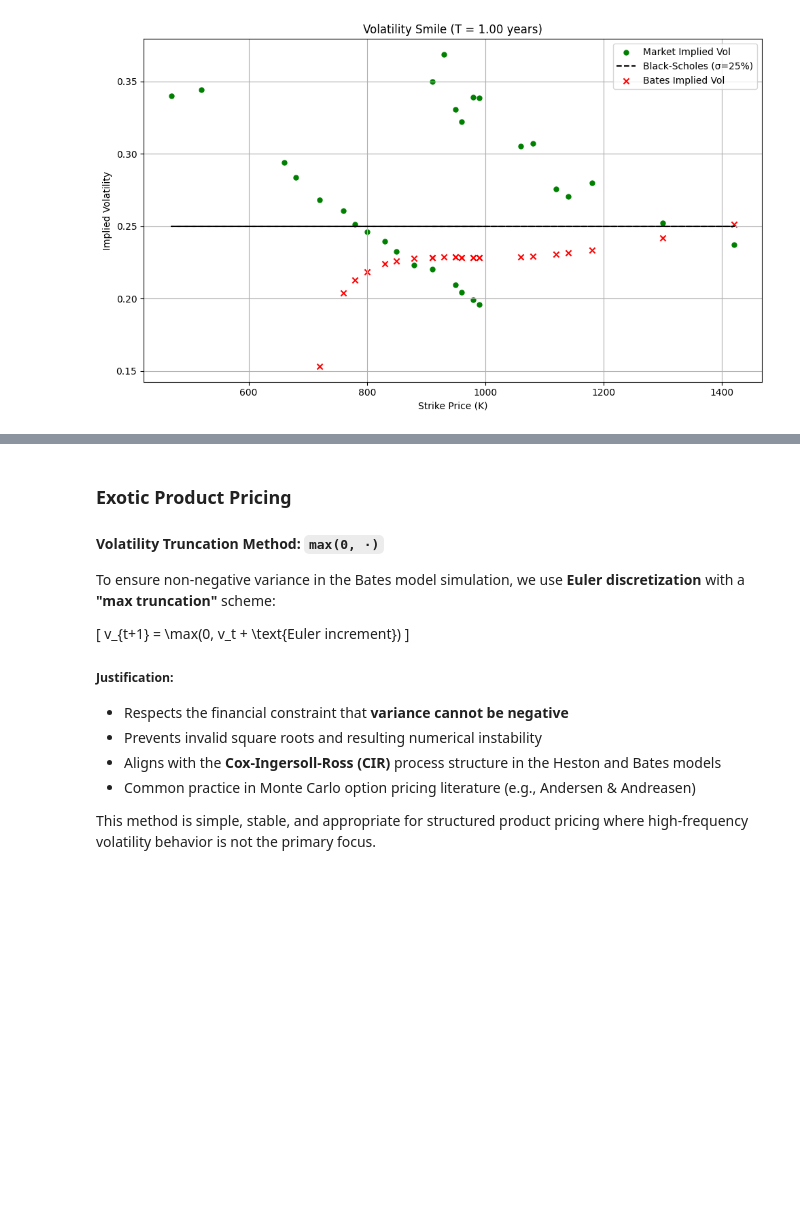
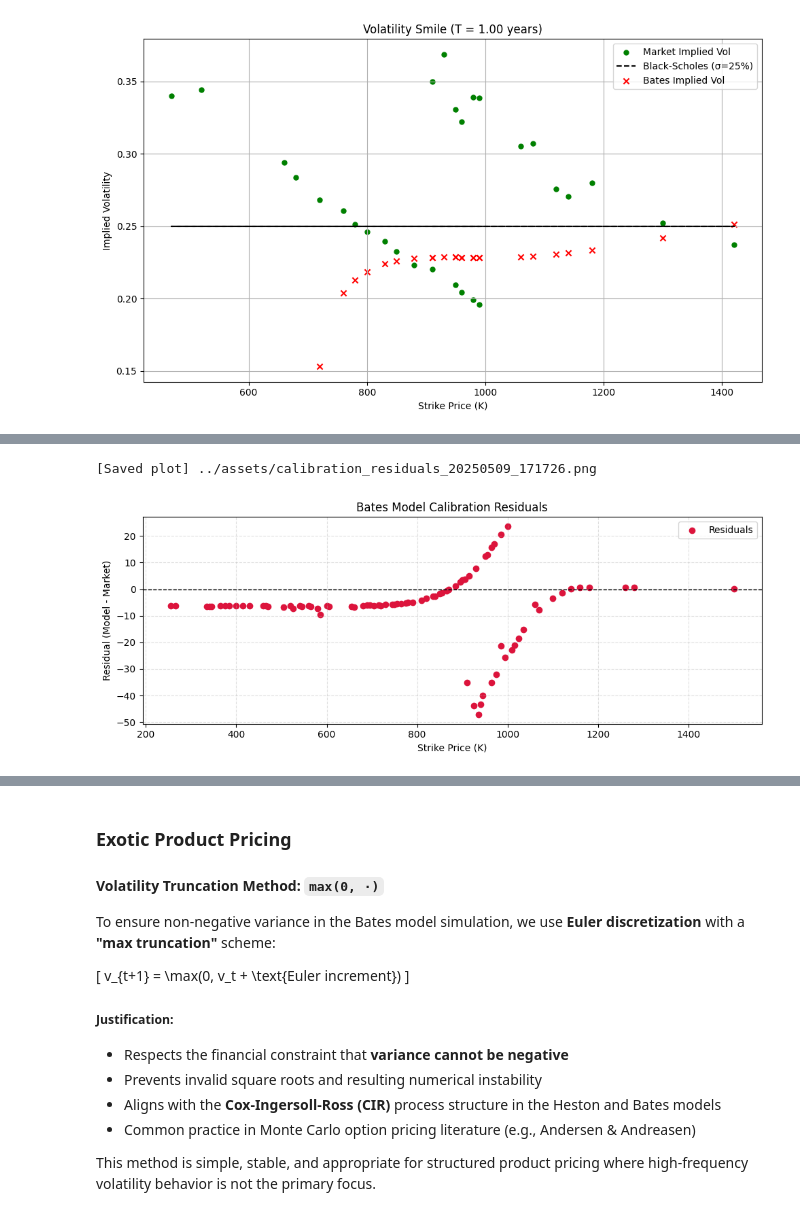
Before and after one commit to ashutoshjha3103/exotic_option_pricing_fe2025, a Jupyter notebook: code/structured_product_design_and_hedge2.ipynb, the cells around one changed output, grey strips where cells are left out. Cells and saved outputs as stored; diff of their text form; code cells hidden in the pictures; blank space fills up the shorter version.

```diff
--- a/code/structured_product_design_and_hedge2.ipynb
+++ b/code/structured_product_design_and_hedge2.ipynb
@@ -551,0 +659,5 @@ calibrator.plot_implied_volatility_smile_comparison(clean_otm_options_df)
+# %%
+calibrator.plot_residuals(options_3m)
+# %% [output]
+[Saved plot] ../assets/calibration_residuals_20250509_171726.png
+[figure, added]
```
Also changed, not shown: parts of 6 cells of this notebook, 1 other file.
